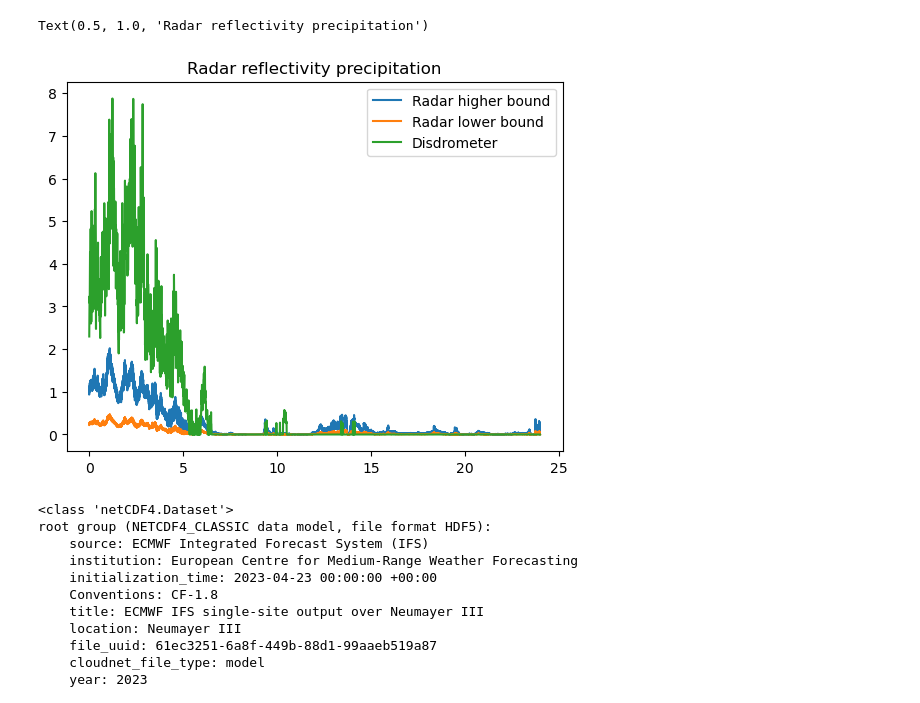
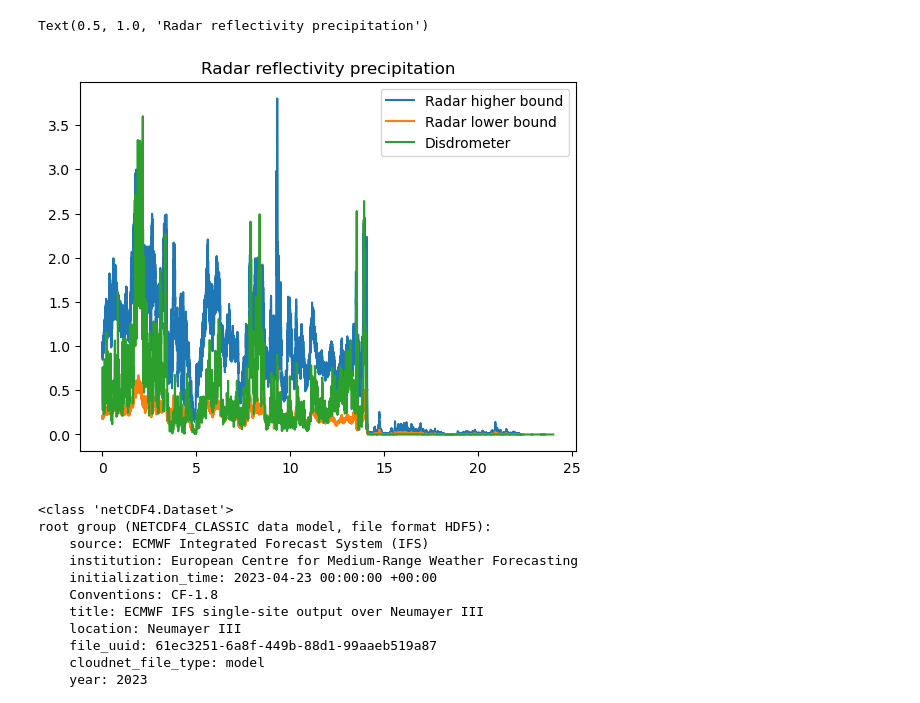
Before and after one commit to Troll-Observing-Network/neumayer-snowfall, a Jupyter notebook: SnowfallConvert.ipynb, the cells around one changed output. Saved outputs shown, nothing was run; the diff lists cells and outputs as text; code cells hidden in the pictures.

```diff
--- a/SnowfallConvert.ipynb
+++ b/SnowfallConvert.ipynb
@@ -5,7 +5,8 @@ import numpy as np
 import matplotlib.pyplot as plt
 from scipy import interpolate
 # %%
-file_path = '/gws/nopw/j04/tone_ico_gws/cloudnet/neumayer/radar/20230423_neumayer_mira.nc'
+#file_path = '/gws/nopw/j04/tone_ico_gws/cloudnet/neumayer/radar/20230426_neumayer_mira.nc'
+file_path = '/gws/nopw/j04/tone_ico_gws/cloudnet/neumayer/radar/20230426_neumayer_mira_ec09dc9c.nc'
 dayFile = nc.Dataset(file_path)
 
 dbz = np.array(dayFile.variables['Zh'])
@@ -25,7 +26,7 @@ plt.colorbar()
 # Empirical constants from Makrosov et al. (2022), Souverijns et al. (2017)
 aLower = 11
 aHigher = 63
-b = 1.2
+b = 1.1
 
 precipLower = (z / aHigher) ** (1 / b)
 precipHigher = (z / aLower) ** (1 / b)
@@ -43,3 +44,3 @@ Text(0.5, 1.0, 'Radar reflectivity precipitation')
 # %%
-disfile_path = '/gws/nopw/j04/tone_ico_gws/cloudnet/neumayer/disdrometer/20230423_neumayer_parsivel_0bc7d487.nc'
-#newdayFile = nc.Dataset(newfile_path)
+disfile_path = '/gws/nopw/j04/tone_ico_gws/cloudnet/neumayer/disdrometer/20230426_neumayer_parsivel_0bc7d487.nc'
+disdayFile = nc.Dataset(disfile_path)
@@ -67,15 +47,16 @@ root group (NETCDF4_CLASSIC data model, file format HDF5):
 # %%
-rainRate = np.array(disdayFile.variables['rainfall_rate']) * 1000 * 60 * 60
+rainRate = np.array(disdayFile.variables['rainfall_rate']) * 1000 * 60 * 60 # time units
+snowRate = (rainRate ** 1.9) * 0.03344 # Matrosov et al (2022) mass size relation
 disTime = np.array(disdayFile.variables['time'])
 # %%
 plt.plot(time, precipHigher[:, 0], label='Radar higher bound')
 plt.plot(time, precipLower[:, 0], label='Radar lower bound')
-plt.plot(disTime, rainRate, label='Disdrometer')
+plt.plot(disTime, snowRate, label='Disdrometer')
 plt.legend()
 plt.title("Radar reflectivity precipitation")
 # %% [output]
 Text(0.5, 1.0, 'Radar reflectivity precipitation')
-[figure, old version]
+[figure, new version]
 # %%
 modfile_path = '/gws/nopw/j04/tone_ico_gws/cloudnet/neumayer/model/20230423_neumayer_ecmwf.nc'
 modFile = nc.Dataset(modfile_path)
```
Also changed, not shown: parts of 4 cells of this notebook, 3 other files.
